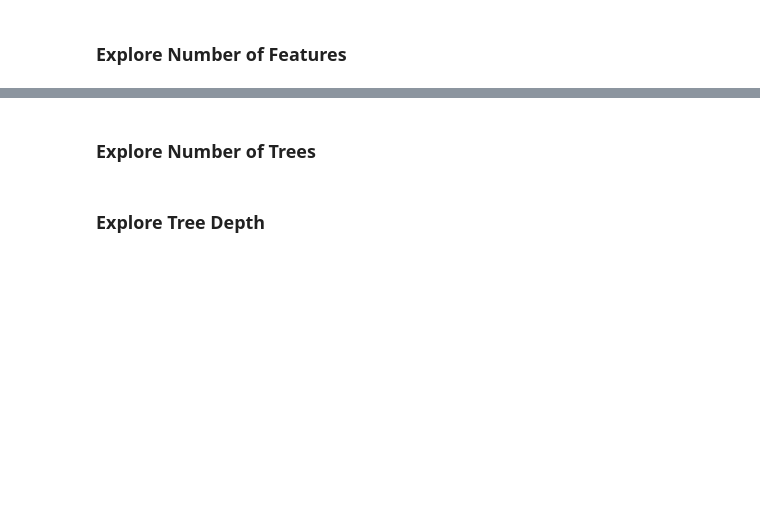
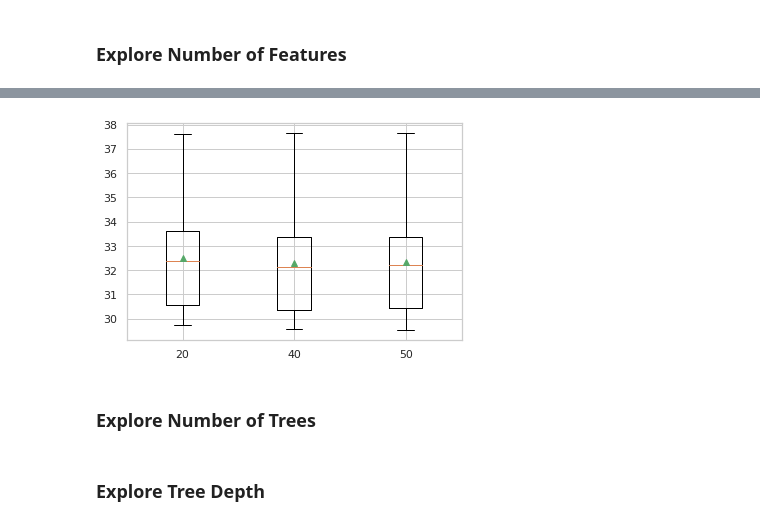
Before and after one commit to waltersmac/Predicting-AirBnB-Prices, a Jupyter notebook: Inside AirbnB - London 2020.ipynb, the cells around one changed output, grey strips where cells are left out. Drawn from its saved outputs; the diff is of its cells as text; code cells hidden in the pictures; blank space fills up the shorter version.

```diff
--- a/Inside AirbnB - London 2020.ipynb
+++ b/Inside AirbnB - London 2020.ipynb
@@ -573,0 +520,10 @@ plt.show()
+# %%
+import pickle
+
+file_name = "eval_feat_models.pkl"
+open_file = open(file_name, "rb")
+my_results, my_names = pickle.load(open_file)
+open_file.close()
+
+
+print(my_results, my_names)
@@ -574,2 +535,8 @@ plt.show()
+# %%
+# plot model performance for comparison
+plt.boxplot(my_results, labels=my_names, showmeans=True)
+plt.show()
+# %% [output]
+[figure, added]
 # %% [markdown]
 ### Explore Number of Trees
```
Also changed, not shown: parts of 13 cells of this notebook, 7 other files.
